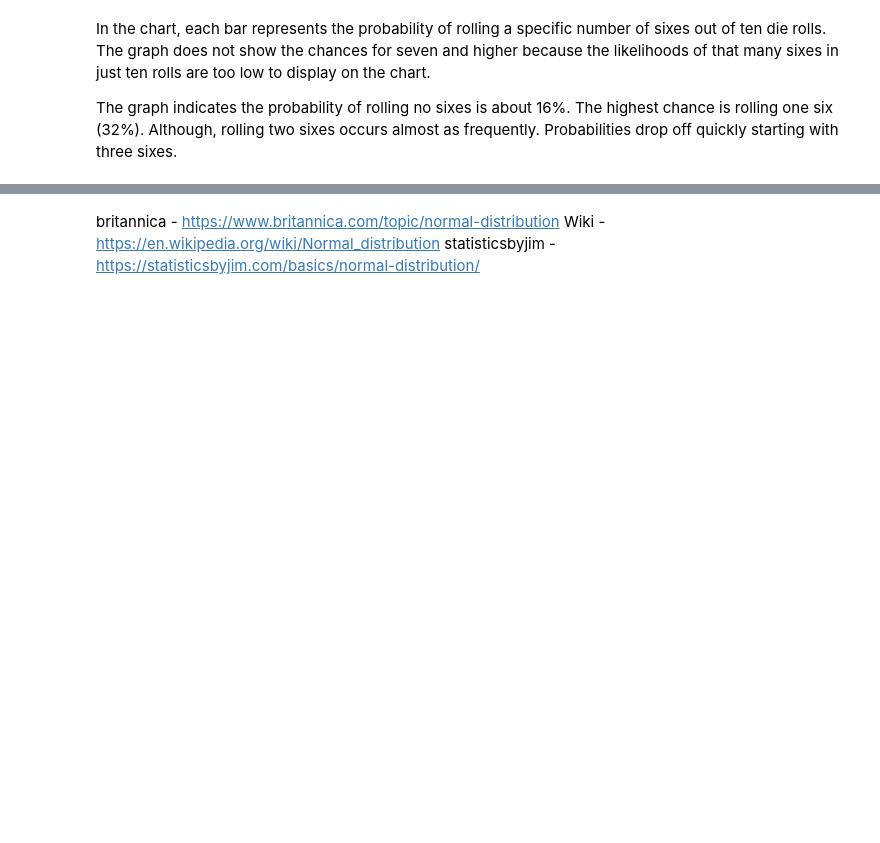
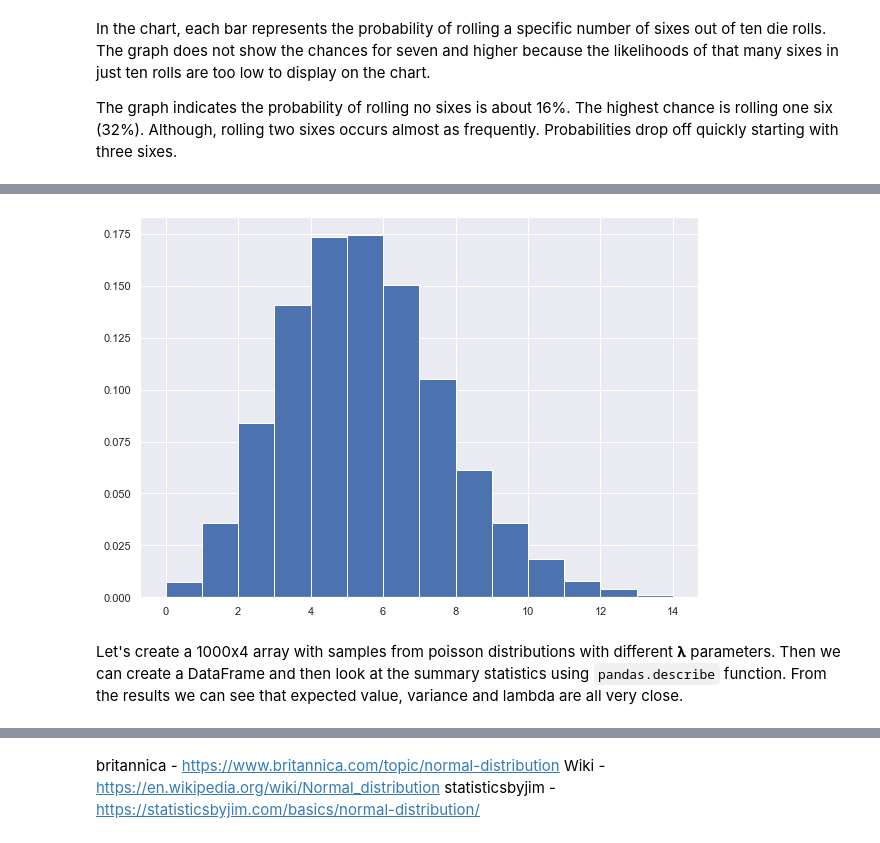
Before and after one commit to angelinka/numpy_assignment, a Jupyter notebook: numPy.ipynb, the cells around one changed output, grey strips where cells are left out. Drawn from its saved outputs; the diff is of its cells as text; code cells hidden in the pictures; blank space fills up the shorter version.

Commit message:
Poisson Distribution

```diff
--- a/numPy.ipynb
+++ b/numPy.ipynb
@@ -537,0 +549,10 @@ The graph indicates the probability of rolling no sixes is about 16%. The highes
+# %%
+# lambda is set to 5, 1000 samples
+s = rng.poisson(5, 10000)
+# plotting histogram of values
+count, bins, ignored = plt.hist(s, 14, density=True)
+plt.show()
+# %% [output]
+[figure, added]
+# %% [markdown]
+Let's create a 1000x4 array with samples from poisson distributions with different 𝛌 parameters. Then we can create a DataFrame and then look at the summary statistics using `pandas.describe` function. From the results we can see that expected value, variance and lambda are all very close.
```
Also changed, not shown: parts of 38 cells of this notebook.
